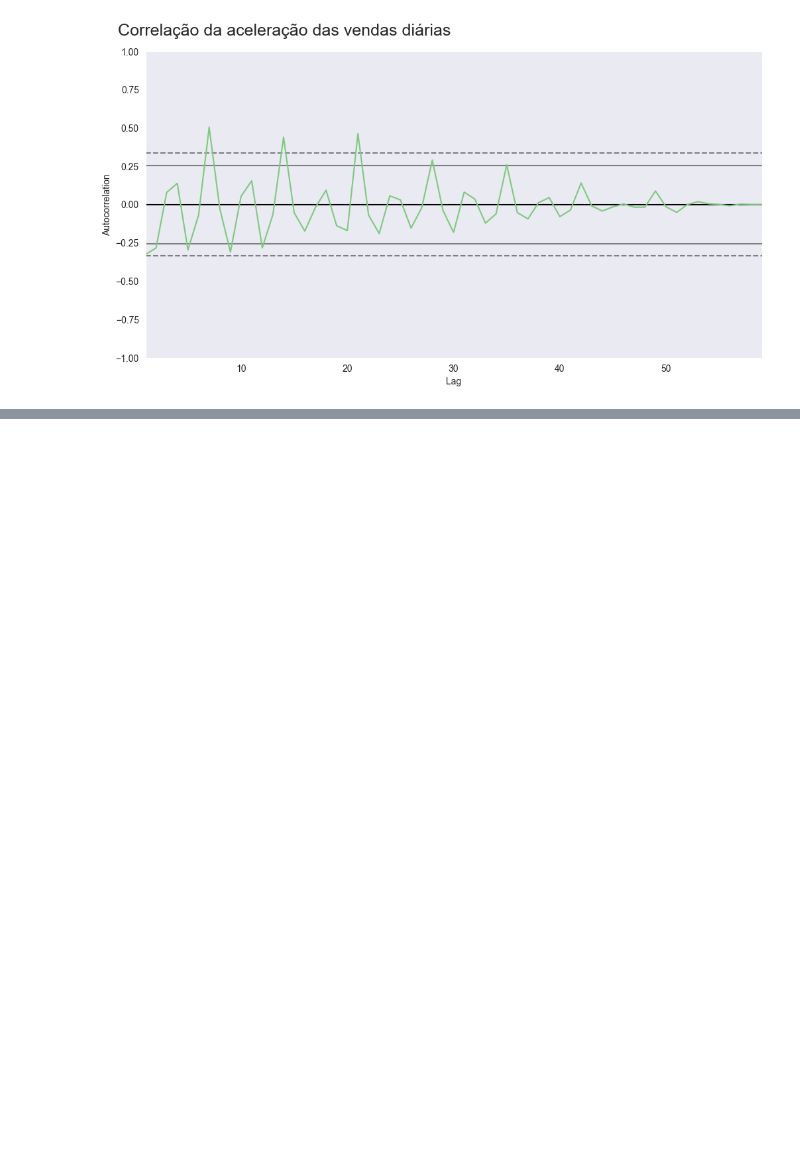
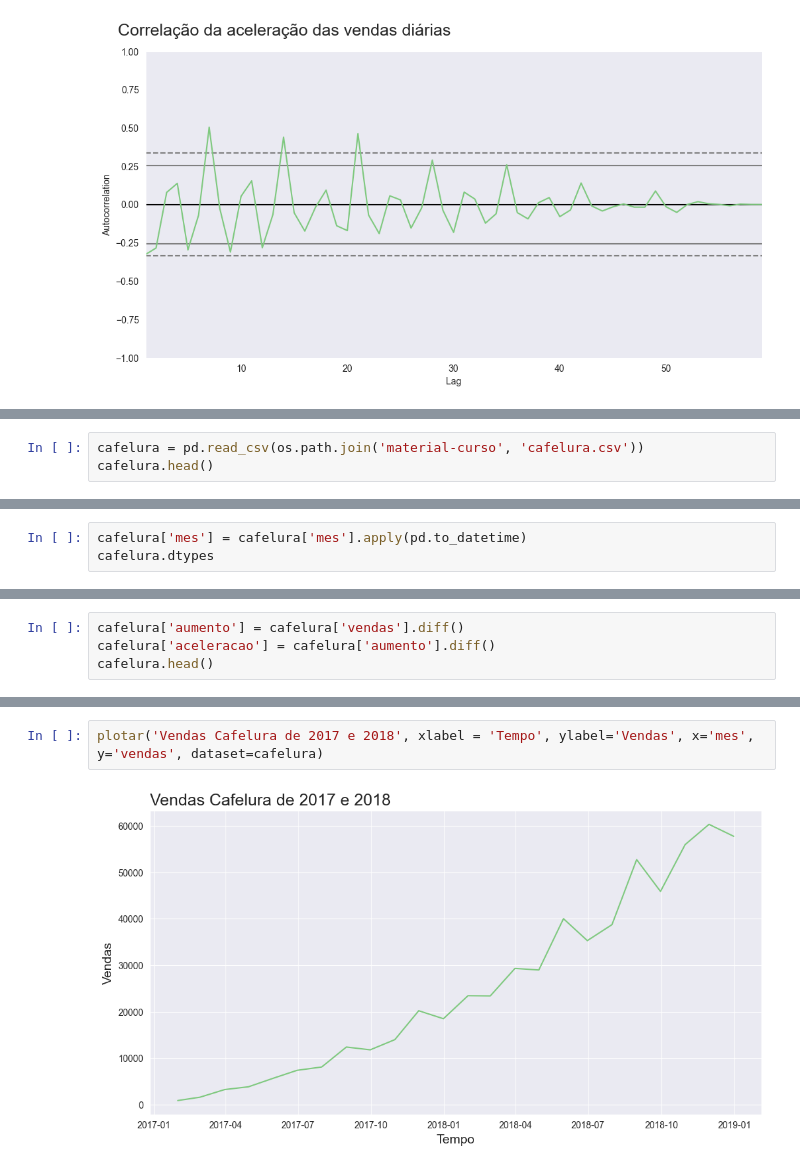
Before and after one commit to mrr00b00t/data-science-analise-series-temporais, a Jupyter notebook: notebook-curso.ipynb, the cells around one changed output, grey strips where cells are left out. Saved outputs shown, nothing was run; the diff lists cells and outputs as text; blank space fills up the shorter version.

Commit message:
terminando curso

```diff
--- a/notebook-curso.ipynb
+++ b/notebook-curso.ipynb
@@ -351,0 +354,3 @@ ax = ax
+# %%
+cafelura = pd.read_csv(os.path.join('material-curso', 'cafelura.csv'))
+cafelura.head()
@@ -351,0 +370,3 @@ ax = ax
+# %%
+cafelura['mes'] = cafelura['mes'].apply(pd.to_datetime)
+cafelura.dtypes
@@ -351,0 +381,4 @@ ax = ax
+# %%
+cafelura['aumento'] = cafelura['vendas'].diff()
+cafelura['aceleracao'] = cafelura['aumento'].diff()
+cafelura.head()
@@ -351,0 +392,4 @@ ax = ax
+# %%
+plotar('Vendas Cafelura de 2017 e 2018', xlabel = 'Tempo', ylabel='Vendas', x='mes', y='vendas', dataset=cafelura)
+# %% [output]
+[figure, added]
```
Also changed, not shown: parts of 29 cells of this notebook.
